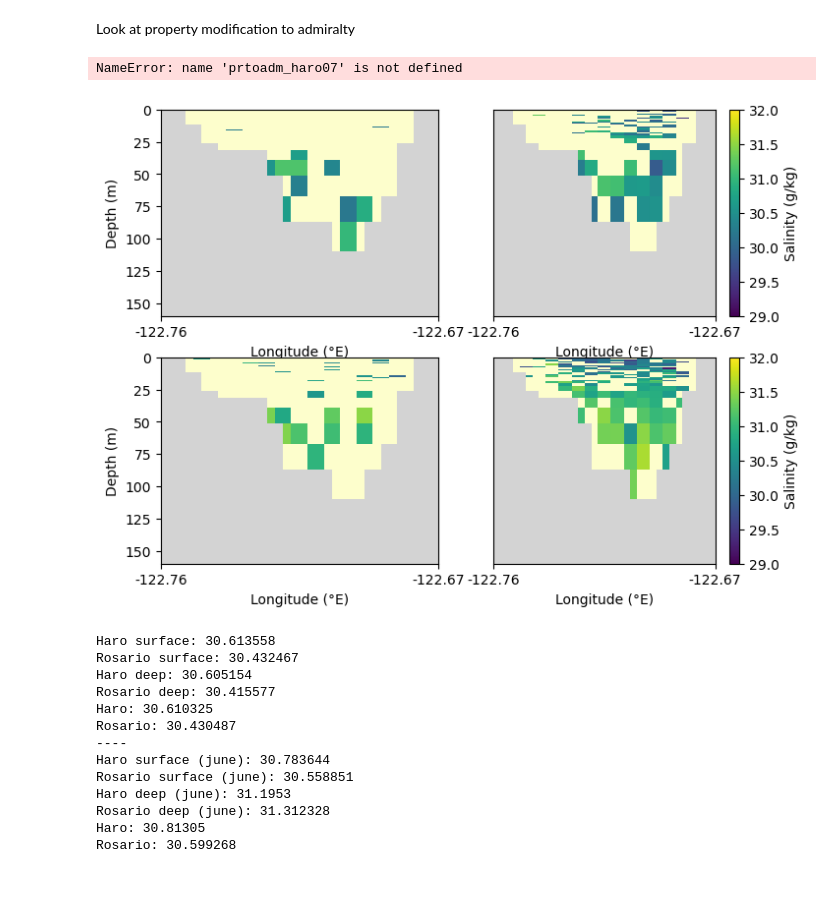
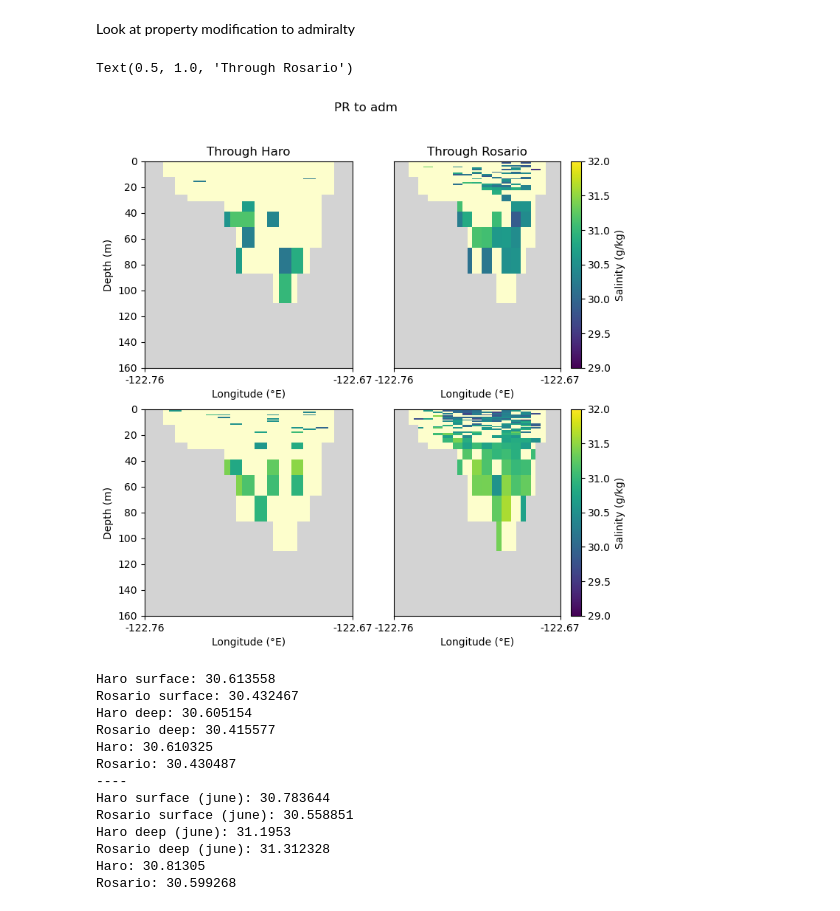
Before and after one commit to SalishSeaCast/analysis-camryn, a Jupyter notebook: Ariane/sum_wint_sectionplots.ipynb, the cells around one changed output. Cells and saved outputs as stored; diff of their text form; code cells hidden in the pictures; blank space fills up the shorter version.

```diff
--- a/Ariane/sum_wint_sectionplots.ipynb
+++ b/Ariane/sum_wint_sectionplots.ipynb
@@ -1181,27 +1198,27 @@ initsal_prtovs_deep07.mean()-sal_thru_haro_deep.mean()
 -0.8032379
 # %% [markdown]
 Look at property modification to admiralty
-# %%
-prtoadm_haro07['final_salt']
-# %% [output]
-NameError: name 'prtoadm_haro07' is not defined
 # %%
 prtoadm_haro07 = get_secdata(datafpr_haro07,2)
 prtoadm_ros07 = get_secdata(datafpr_ros07,2)
 prtoadm_haro = get_secdata(datafpr_haro,2)
 prtoadm_ros = get_secdata(datafpr_ros,2)
 
 lonWadm = 250
 lonEadm = 268
 latadm = 200
 
-fig,[[ax1,ax2],[ax3,ax4]] = plt.subplots(2,2,figsize=(8,6))
+fig,[[ax1,ax2],[ax3,ax4]] = plt.subplots(2,2,figsize=(8,8))
 plotTS(ax1,'sal',prtoadm_haro['final_lon'],prtoadm_haro['final_z'],prtoadm_haro['final_salt'],lonWadm,lonEadm,latadm,30,24,'',False,True,vmin=29,vmax=32)
 plotTS(ax2,'sal',prtoadm_ros['final_lon'],prtoadm_ros['final_z'],prtoadm_ros['final_salt'],lonWadm,lonEadm,latadm,30,24,'',True,False,vmin=29,vmax=32)
 plotTS(ax3,'sal',prtoadm_haro07['final_lon'],prtoadm_haro07['final_z'],prtoadm_haro07['final_salt'],lonWadm,lonEadm,latadm,30,24,'',False,True,vmin=29,vmax=32)
 plotTS(ax4,'sal',prtoadm_ros07['final_lon'],prtoadm_ros07['final_z'],prtoadm_ros07['final_salt'],lonWadm,lonEadm,latadm,30,24,'',True,False,vmin=29,vmax=32)
+fig.suptitle('PR to adm')
+ax1.set_title('Through Haro')
+ax2.set_title('Through Rosario')
 # %% [output]
+Text(0.5, 1.0, 'Through Rosario')
-[figure, old version]
+[figure, new version]
 # %%
 sal_prtoadm_ros_mean = prtoadm_ros['final_salt'].values.mean()
 sal_prtoadm_ros07_mean = prtoadm_ros07['final_salt'].values.mean()
```
Also changed, not shown: parts of 19 cells of this notebook.
